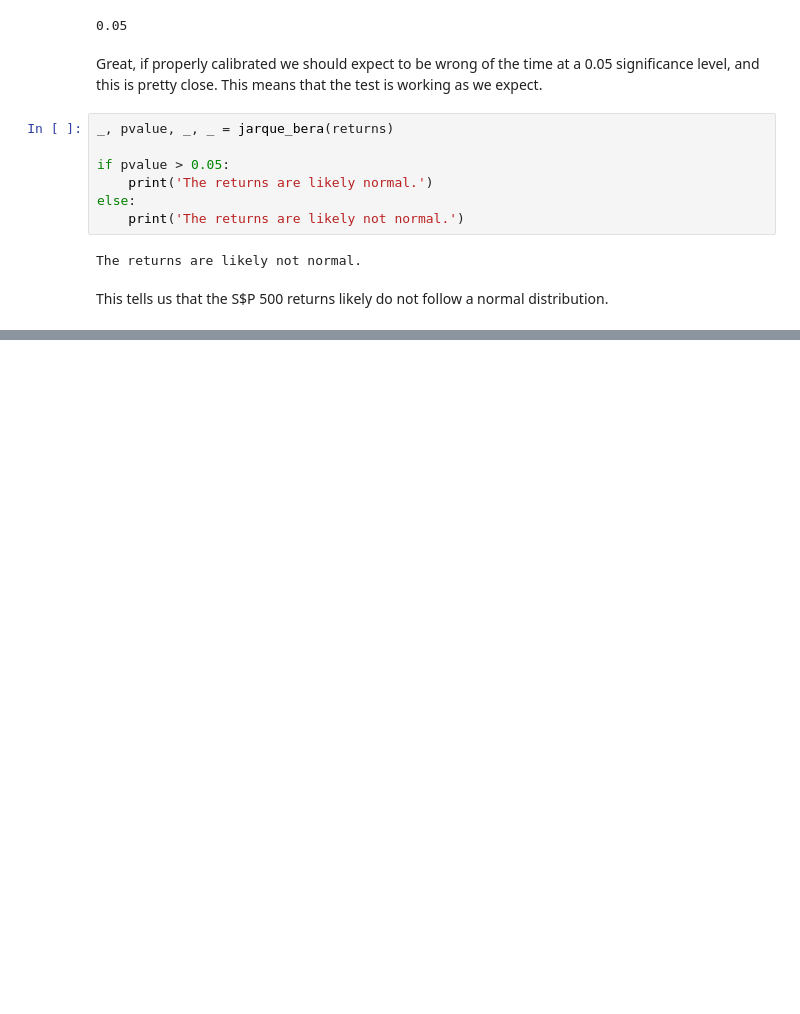
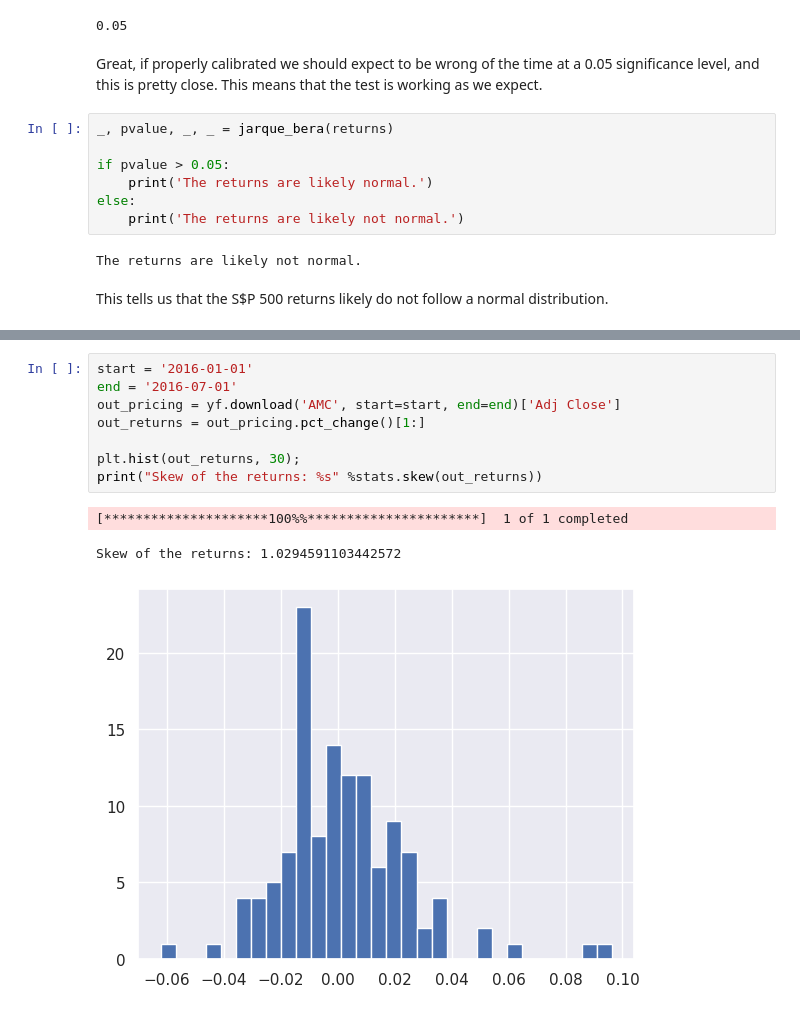
Before and after one commit to JBobbyy/quant-start, a Jupyter notebook: 6-statistical_moments.ipynb, the cells around one changed output, grey strips where cells are left out. Drawn from its saved outputs; the diff is of its cells as text; blank space fills up the shorter version.

```diff
--- a/6-statistical_moments.ipynb
+++ b/6-statistical_moments.ipynb
@@ -130,0 +240,12 @@ This tells us that the S$P 500 returns likely do not follow a normal distributio
+# %%
+start = '2016-01-01'
+end = '2016-07-01'
+out_pricing = yf.download('AMC', start=start, end=end)['Adj Close']
+out_returns = out_pricing.pct_change()[1:]
+
+plt.hist(out_returns, 30);
+print("Skew of the returns: %s" %stats.skew(out_returns))
+# %% [output]
+[*********************100%%**********************]  1 of 1 completed
+Skew of the returns: 1.0294591103442572
+[figure, added]
```
Also changed, not shown: parts of 15 cells of this notebook.
